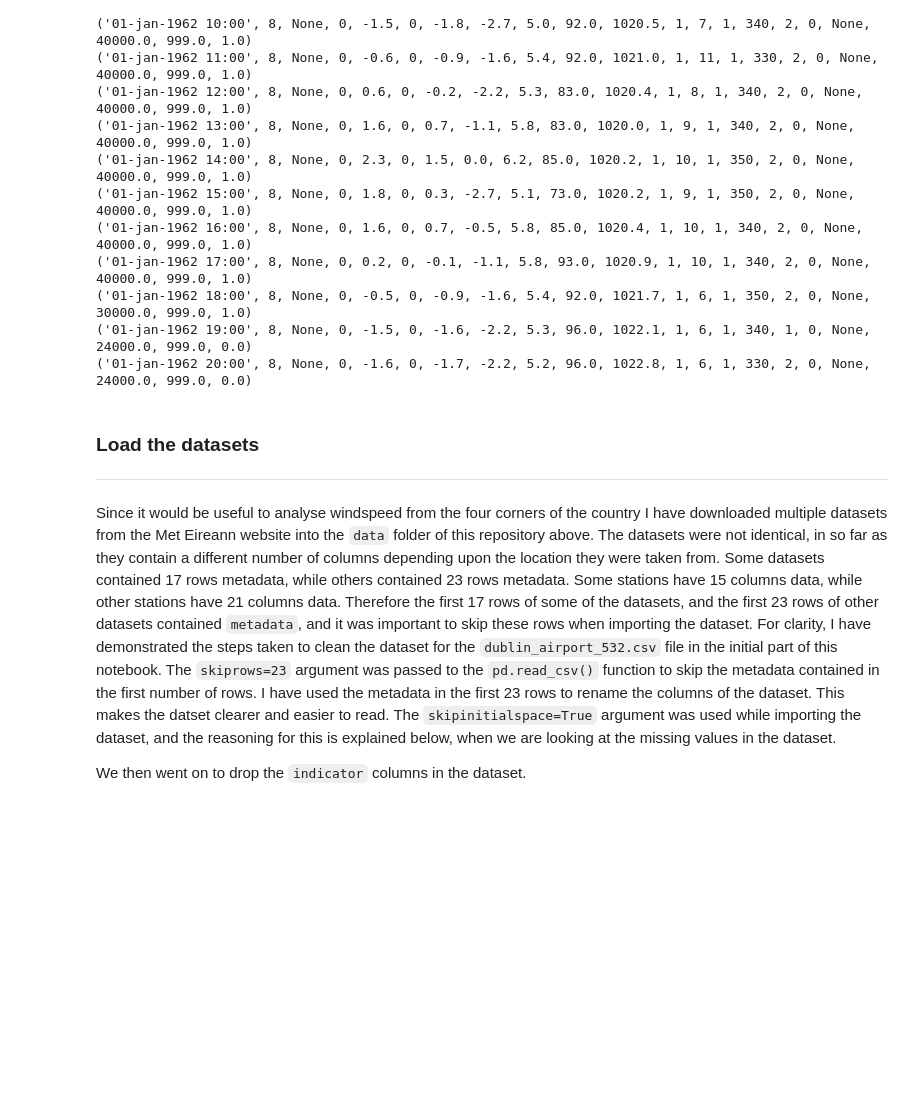
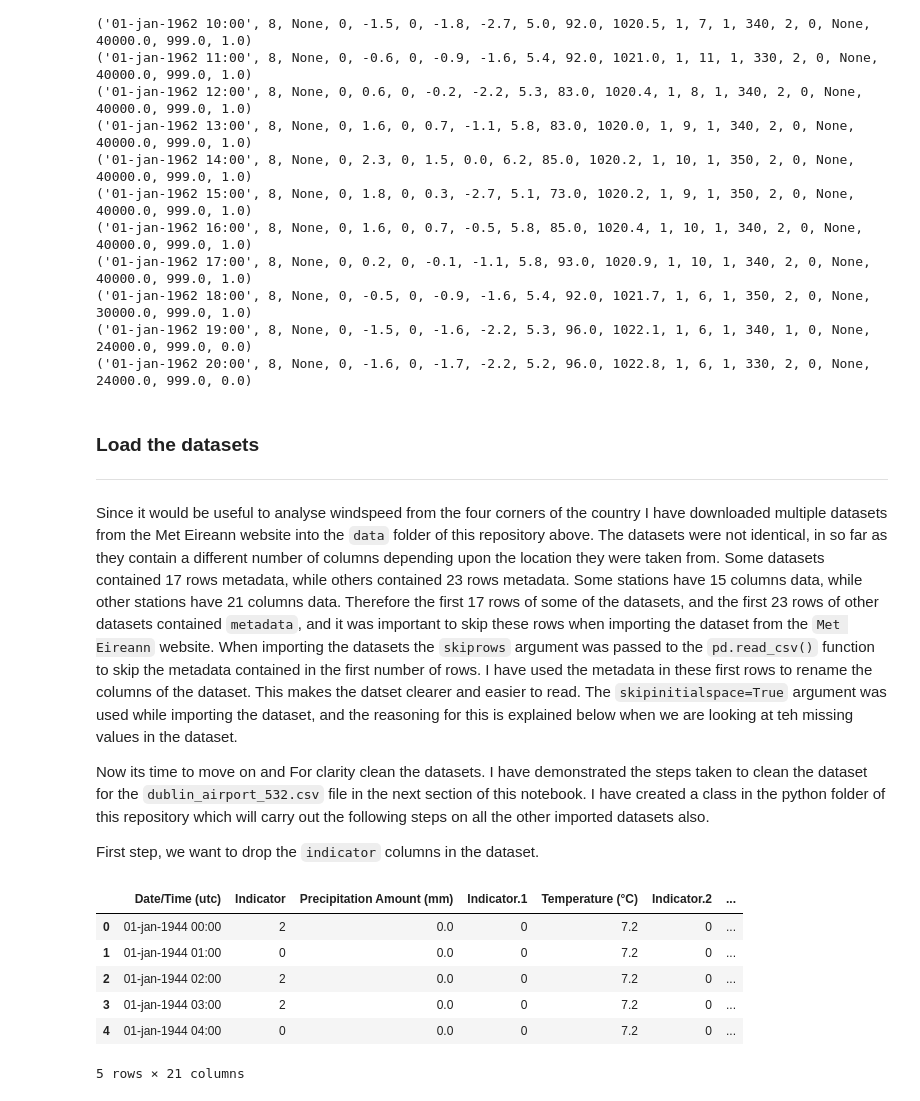
Before and after one commit to MikeCurleyCoosan/PFDA, a Jupyter notebook: PFDA_mywork/PFDA_Week10/project_work/windfarm.ipynb, the cells around one changed output. Saved outputs shown, nothing was run; the diff lists cells and outputs as text; code cells hidden in the pictures; blank space fills up the shorter version.

```diff
--- a/PFDA_mywork/PFDA_Week10/project_work/windfarm.ipynb
+++ b/PFDA_mywork/PFDA_Week10/project_work/windfarm.ipynb
@@ -158,6 +159,25 @@ test.test_db('cork_airport')
 
 ***
 
-Since it would be useful to analyse windspeed from the four corners of the country I have downloaded multiple datasets from the Met Eireann website into the `data` folder of this repository above. The datasets were not identical, in so far as they contain a different number of columns depending upon the location they were taken from. Some datasets contained 17 rows metadata, while others contained 23 rows metadata. Some stations have 15 columns data, while other stations have 21 columns data. Therefore the first 17 rows of some of the datasets, and the first 23 rows of other datasets contained `metadata`, and it was important to skip these rows when importing the dataset.  For clarity, I have demonstrated the steps taken to clean the dataset for the `dublin_airport_532.csv` file in the initial part of this notebook.  The `skiprows=23` argument was passed to the `pd.read_csv()` function to skip the metadata contained in the first number of rows. I have used the metadata in the first 23 rows to rename the columns of the dataset. This makes the datset clearer and easier to read. The `skipinitialspace=True` argument was used while importing the dataset, and the reasoning for this is explained below, when we are looking at the missing values in the dataset.
+Since it would be useful to analyse windspeed from the four corners of the country I have downloaded multiple datasets from the Met Eireann website into the `data` folder of this repository above. The datasets were not identical, in so far as they contain a different number of columns depending upon the location they were taken from. Some datasets contained 17 rows metadata, while others contained 23 rows metadata. Some stations have 15 columns data, while other stations have 21 columns data. Therefore the first 17 rows of some of the datasets, and the first 23 rows of other datasets contained `metadata`, and it was important to skip these rows when importing the dataset from the `Met Eireann` website.  When importing the datasets the `skiprows` argument was passed to the `pd.read_csv()` function
+to skip the metadata contained in the first number of rows. I have used the metadata in these first rows to rename the columns of the
+dataset. This makes the datset clearer and easier to read. The `skipinitialspace=True` argument was used while importing the dataset, and
+the reasoning for this is explained below when we are looking at teh missing values in the dataset.
 
-We then went on to drop the `indicator` columns in the dataset.
+Now its time to move on and For clarity clean the datasets. I have demonstrated the steps taken to clean the dataset for the `dublin_airport_532.csv` file in the next section of this notebook. I have created a class in the python folder of this repository which will carry out the following steps on all the other imported datasets also.
+
+First step, we want to drop the `indicator` columns in the dataset.
+# %%
+#Lets firstly look at the data for dublin_airport
+
+dublin = pd.read_csv('data/dublin_airport_532.csv')
+
+dublin.head()
+# %% [output]
+|  | Date/Time (utc) | Indicator | Precipitation Amount (mm) | Indicator.1 | Temperature (°C) | Indicator.2 | ... |
+| 0 | 01-jan-1944 00:00 | 2 | 0.0 | 0 | 7.2 | 0 | ... |
+| 1 | 01-jan-1944 01:00 | 0 | 0.0 | 0 | 7.2 | 0 | ... |
+| 2 | 01-jan-1944 02:00 | 2 | 0.0 | 0 | 7.2 | 0 | ... |
+| 3 | 01-jan-1944 03:00 | 2 | 0.0 | 0 | 7.2 | 0 | ... |
+| 4 | 01-jan-1944 04:00 | 0 | 0.0 | 0 | 7.2 | 0 | ... |
+5 rows × 21 columns
```
Also changed, not shown: parts of 9 cells of this notebook.
